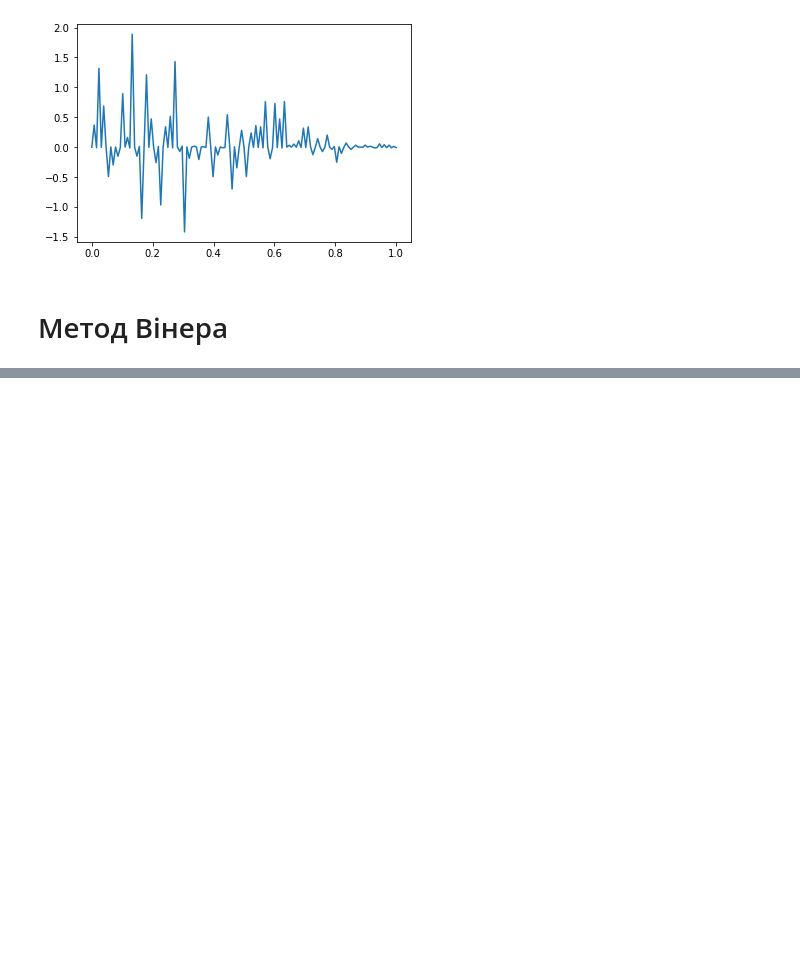
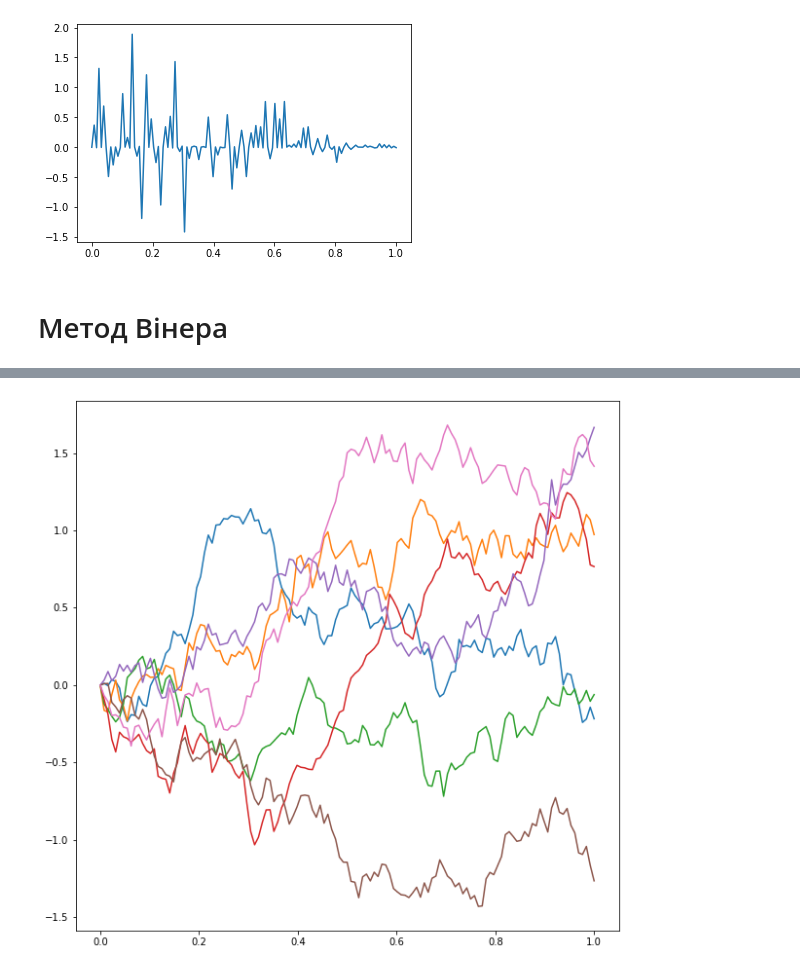
Before and after one commit to gamble27/random-processes, a Jupyter notebook: dz_1.ipynb, the cells around one changed output, grey strips where cells are left out. Cells and saved outputs as stored; diff of their text form; code cells hidden in the pictures; blank space fills up the shorter version.

```diff
--- a/dz_1.ipynb
+++ b/dz_1.ipynb
@@ -205,0 +207,14 @@ plt.plot(t, w3)
+# %%
+fig2, ax = plt.subplots(figsize=(10,10))
+for _ in range(7):
+    norm_vec = np.random.randn(m-1)
+    start = np.random.randn()
+    w3 = np.array([
+        w(t_i,m, norm_vec, start)
+        for i, t_i in enumerate(t)
+    ])
+    ax.plot(t,w3)
+
+fig2.show()
+# %% [output]
+[figure, added]
```
Also changed, not shown: parts of 4 cells of this notebook.
